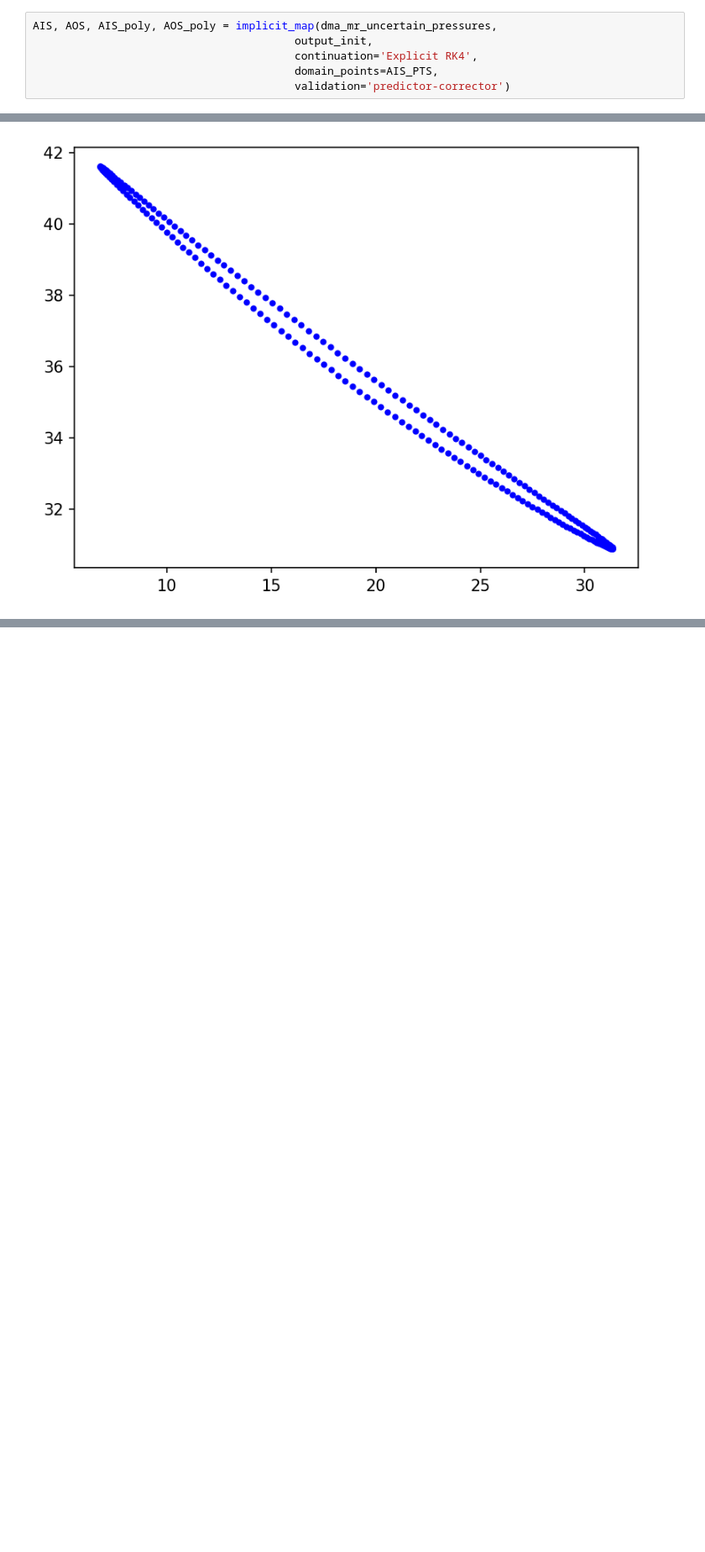
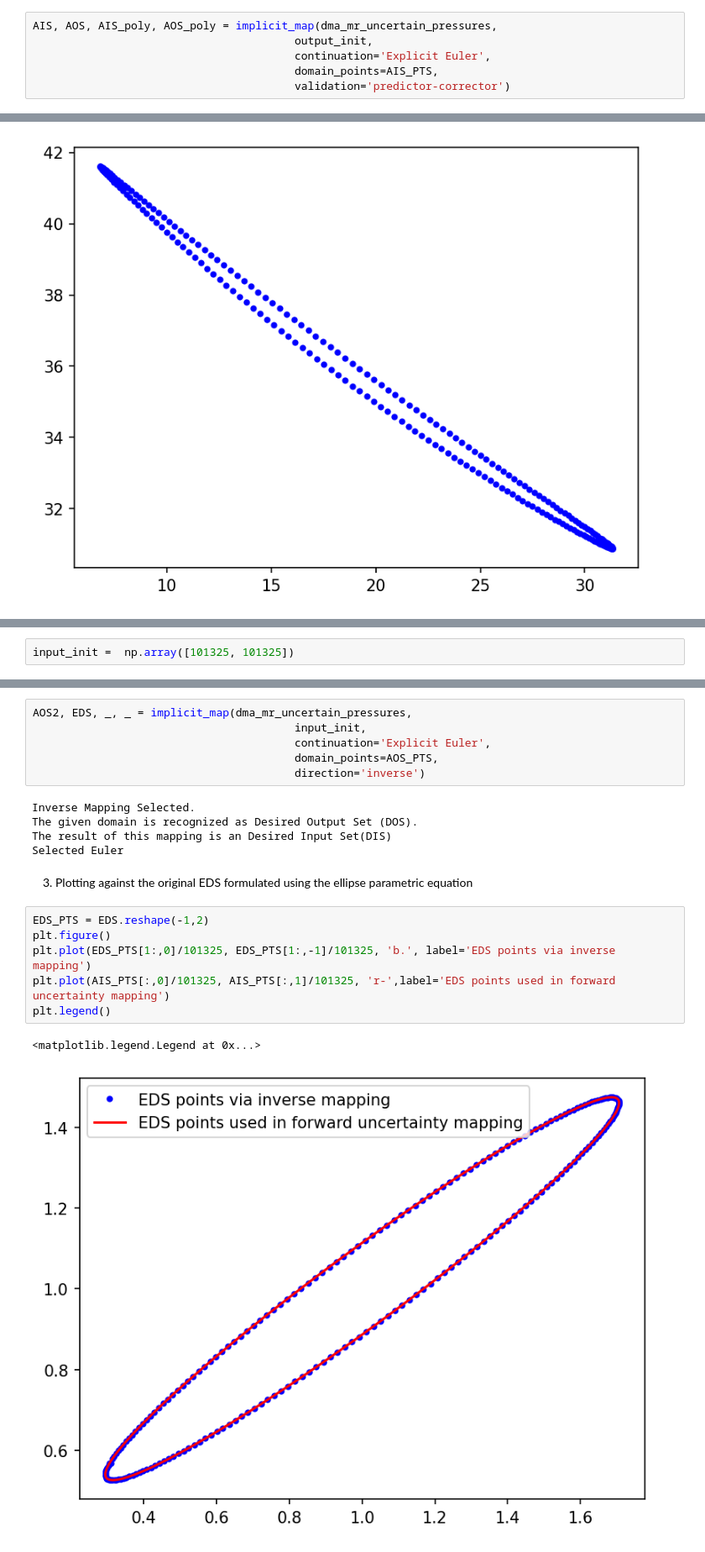
Before and after one commit to KitchinHUB/Mapping-Uncertainty-Using-Differentiable-Programming, a Jupyter notebook: dma_mr_example_forward.ipynb, the cells around one changed output, grey strips where cells are left out. Shown at 84% size. Saved outputs shown, nothing was run; the diff lists cells and outputs as text; blank space fills up the shorter version.

Commit message:
added 3d continuation examples.

```diff
--- a/dma_mr_example_forward.ipynb
+++ b/dma_mr_example_forward.ipynb
@@ -35,7 +35,7 @@ output_init = np.array([15, 15])
 # %%
 AIS, AOS, AIS_poly, AOS_poly = implicit_map(dma_mr_uncertain_pressures,
                                         output_init,
-                                        continuation='Explicit RK4',
+                                        continuation='Explicit Euler',
                                         domain_points=AIS_PTS,
                                         validation='predictor-corrector')
 # %% [output]
@@ -79,0 +84,2 @@ plt.savefig("dma_implicit_forward.eps", format="pdf", bbox_inches="tight")
+# %%
+input_init =  np.array([101325, 101325])
@@ -79,0 +88,22 @@ plt.savefig("dma_implicit_forward.eps", format="pdf", bbox_inches="tight")
+# %%
+AOS2, EDS, _, _ = implicit_map(dma_mr_uncertain_pressures,
+                                        input_init,
+                                        continuation='Explicit Euler',
+                                        domain_points=AOS_PTS,
+                                        direction='inverse')
+# %% [output]
+Inverse Mapping Selected.
+The given domain is recognized as Desired Output Set (DOS).
+The result of this mapping is an Desired Input Set(DIS)
+Selected Euler
+# %% [markdown]
+3) Plotting against the original EDS formulated using the ellipse parametric equation
+# %%
+EDS_PTS = EDS.reshape(-1,2)
+plt.figure()
+plt.plot(EDS_PTS[1:,0]/101325, EDS_PTS[1:,-1]/101325, 'b.', label='EDS points via inverse mapping')
+plt.plot(AIS_PTS[:,0]/101325, AIS_PTS[:,1]/101325, 'r-',label='EDS points used in forward uncertainty mapping')
+plt.legend()
+# %% [output]
+<matplotlib.legend.Legend at 0x...>
+[figure, added]
```
Also changed, not shown: parts of 6 cells of this notebook, 3 other files.
